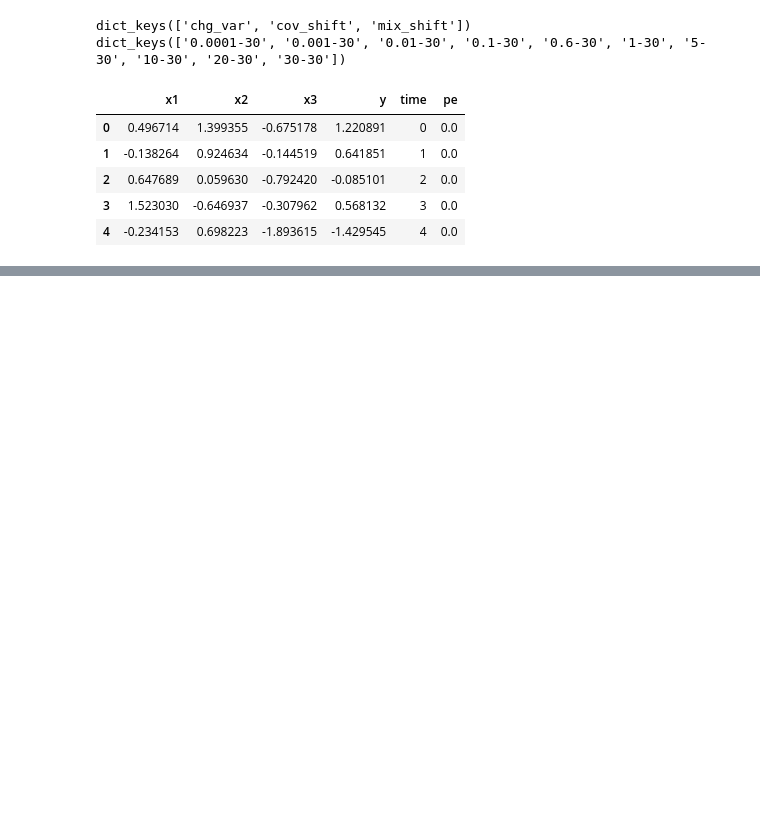
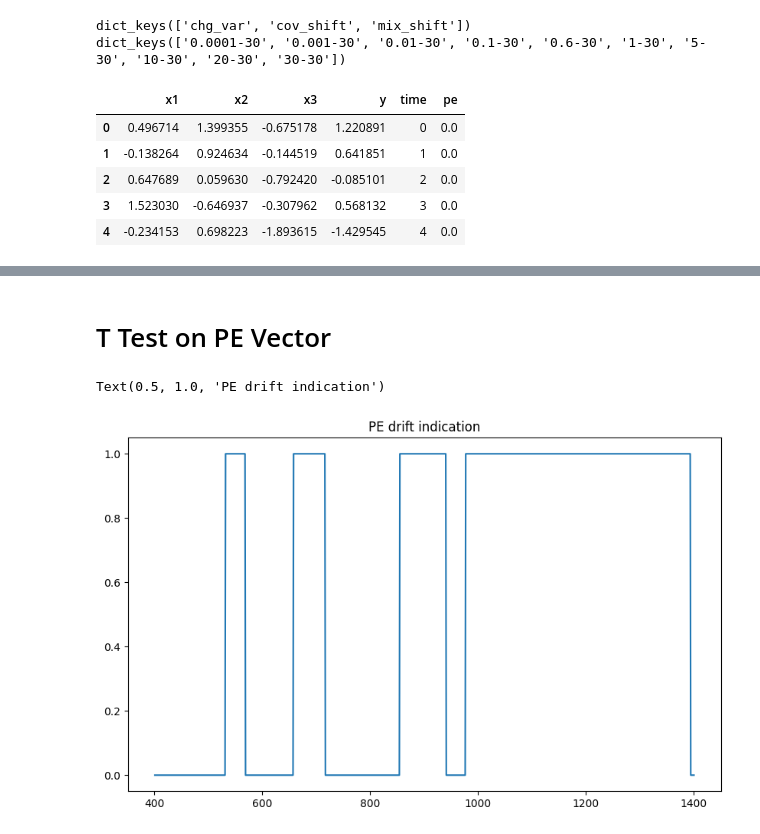
Before and after one commit to christophershultz/risk_econ, a Jupyter notebook: tda_data_drift/drift_extended_comparison.ipynb, the cells around one changed output, grey strips where cells are left out. Drawn from its saved outputs; the diff is of its cells as text; code cells hidden in the pictures; blank space fills up the shorter version.

```diff
--- a/tda_data_drift/drift_extended_comparison.ipynb
+++ b/tda_data_drift/drift_extended_comparison.ipynb
@@ -75,0 +158,33 @@ for typeOfShift in dct.keys():
+# %% [markdown]
+# T Test on PE Vector
+# %%
+from scipy.stats import ttest_ind
+a0, a1 = 0, window_size
+b0, b1 = window_size+1, window_size + window_size+1
+time, drift_ind = [], []
+while b1 <= len(df):
+    drift = 0
+    dfa = df.iloc[a0:a1+1]
+    dfb = df.iloc[b0:b1+1]
+
+    xa = np.array(dfa['pe'])
+    xb = np.array(dfb['pe'])
+
+    ts, pv = ttest_ind(xa, xb, equal_var = False)
+    if pv <= p_thresh: drift = 1
+    time.append(b1)
+    drift_ind.append(drift)
+
+    # Iterate
+    a0 += 1
+    a1 += 1
+    b0 += 1
+    b1 += 1
+
+pe_results = pd.DataFrame({'time': time, 'drift': drift_ind})
+plt.figure(figsize=(10,6))
+plt.plot(pe_results['time'], pe_results['drift'])
+plt.title('PE drift indication')
+# %% [output]
+Text(0.5, 1.0, 'PE drift indication')
+[figure, added]
```
Also changed, not shown: parts of 10 cells of this notebook.
